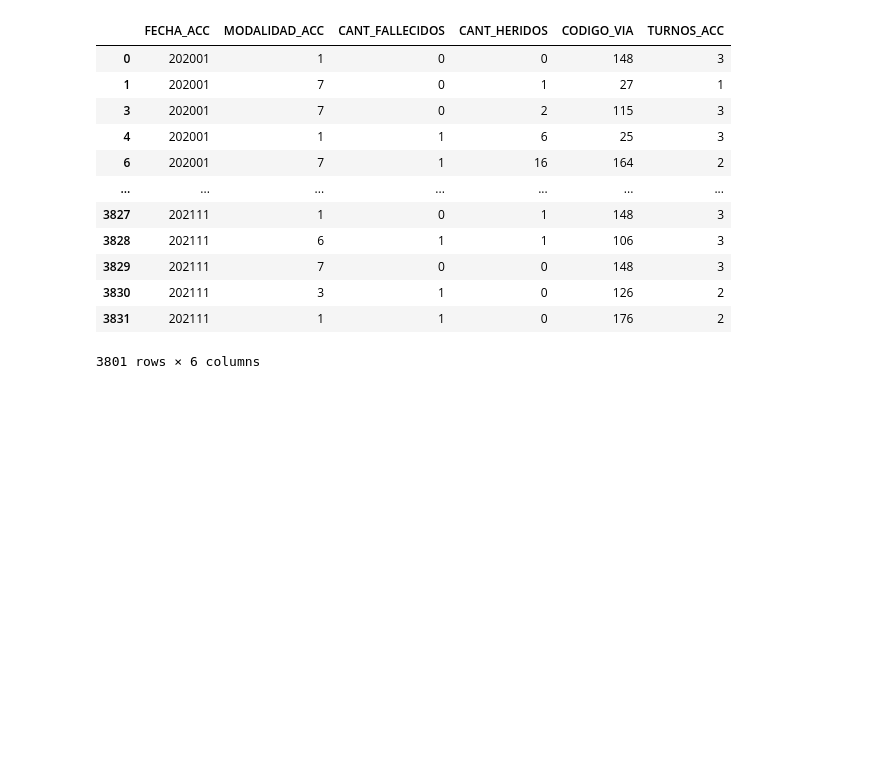
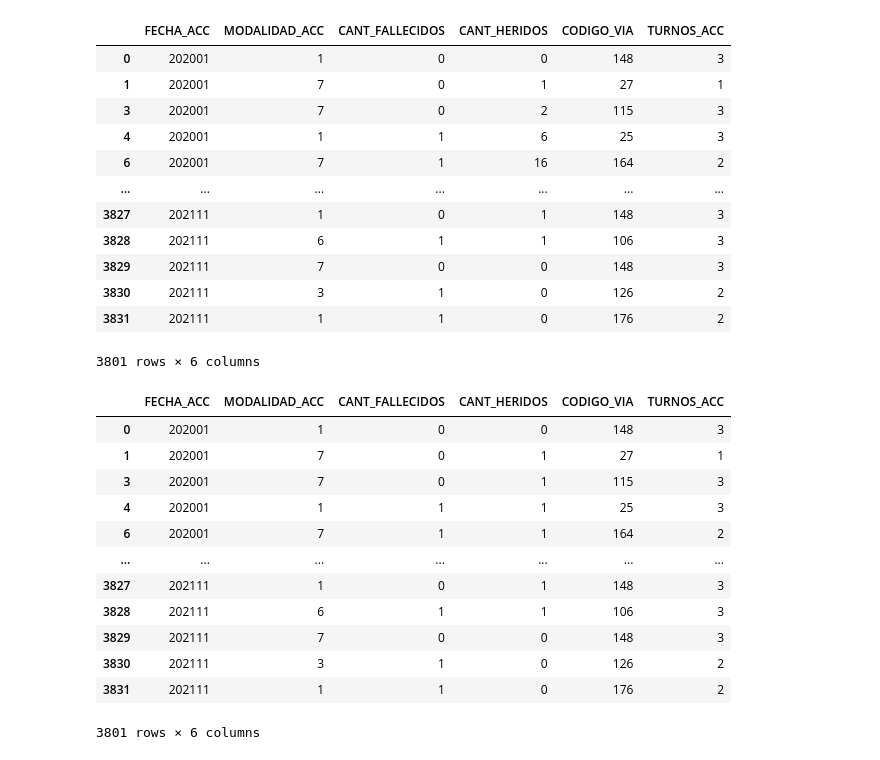
Before and after one commit to voz-mk/sistemas-inteligentes, a Jupyter notebook: main.ipynb, the cells around one changed output. Cells and saved outputs as stored; diff of their text form; code cells hidden in the pictures; blank space fills up the shorter version.

Commit message:
Modificar CANT_HERIDOS con los valores 0 y 1 donde se considera 0 si no hubieron heridos y 1 si hubieron uno o más heridos

```diff
--- a/main.ipynb
+++ b/main.ipynb
@@ -258,3 +258,26 @@ df
 | 3830 | 202111 | 3 | 1 | 0 | 126 | 2 |
 | 3831 | 202111 | 1 | 1 | 0 | 176 | 2 |
 3801 rows × 6 columns
+# %%
+# Modificar CANT_HERIDOS con los valores 0 si no hubieron heridos o 1 si hubieron uno o mas de un herido
+
+df['CANT_HERIDOS'] = df['CANT_HERIDOS'].apply(lambda x: 1 if x > 0 else 0)
+
+# Persistir transformación
+df.to_csv('/content/drive/MyDrive/accidentes_transformado.csv', index=False)
+
+df
+# %% [output]
+|  | FECHA_ACC | MODALIDAD_ACC | CANT_FALLECIDOS | CANT_HERIDOS | CODIGO_VIA | TURNOS_ACC |
+| 0 | 202001 | 1 | 0 | 0 | 148 | 3 |
+| 1 | 202001 | 7 | 0 | 1 | 27 | 1 |
+| 3 | 202001 | 7 | 0 | 1 | 115 | 3 |
+| 4 | 202001 | 1 | 1 | 1 | 25 | 3 |
+| 6 | 202001 | 7 | 1 | 1 | 164 | 2 |
+| ... | ... | ... | ... | ... | ... | ... |
+| 3827 | 202111 | 1 | 0 | 1 | 148 | 3 |
+| 3828 | 202111 | 6 | 1 | 1 | 106 | 3 |
+| 3829 | 202111 | 7 | 0 | 0 | 148 | 3 |
+| 3830 | 202111 | 3 | 1 | 0 | 126 | 2 |
+| 3831 | 202111 | 1 | 1 | 0 | 176 | 2 |
+3801 rows × 6 columns
```
